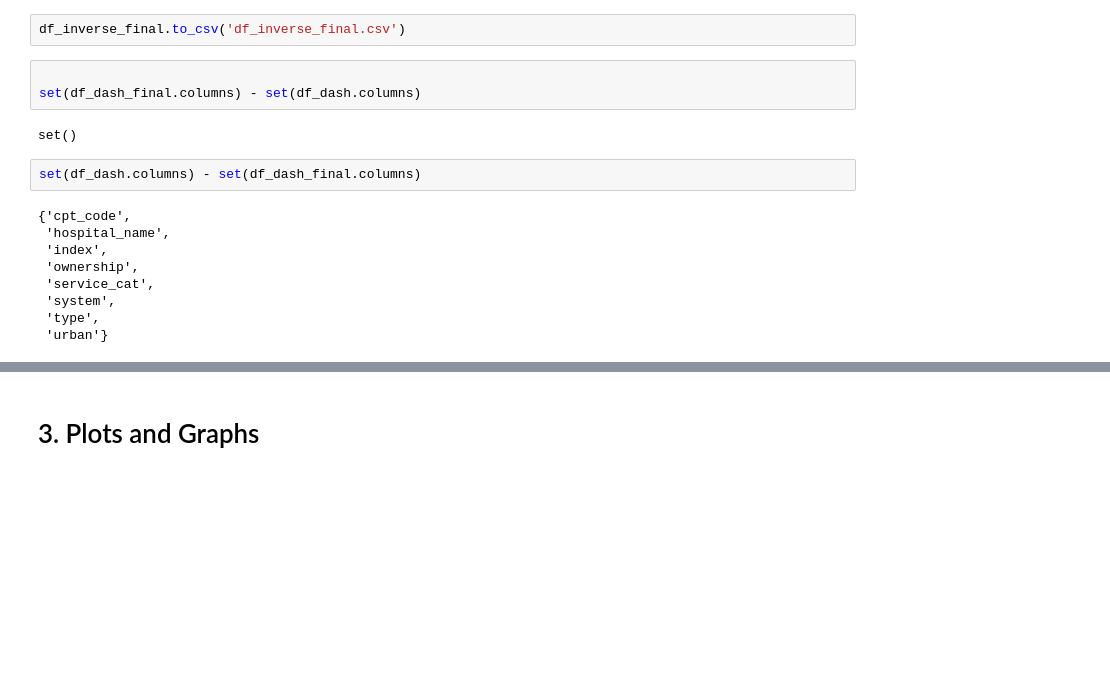
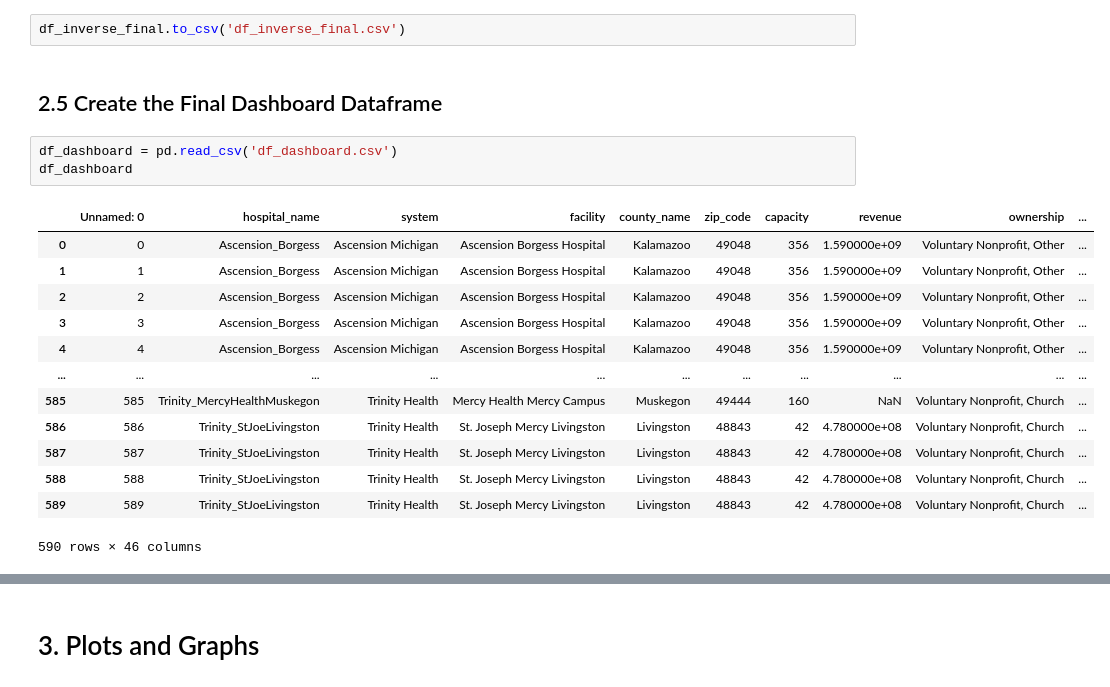
Before and after one commit to junting-huang/ds4a_project, a Jupyter notebook: regression_model.ipynb, the cells around one changed output, grey strips where cells are left out. Drawn from its saved outputs; the diff is of its cells as text; blank space fills up the shorter version.

```diff
--- a/regression_model.ipynb
+++ b/regression_model.ipynb
@@ -800,18 +903,21 @@ df_inverse_final.columns = df_dash_final.columns
 # %%
 df_inverse_final.to_csv('df_inverse_final.csv')
-# %%
-
-set(df_dash_final.columns) - set(df_dash.columns)
-# %% [output]
-set()
-# %%
-set(df_dash.columns) - set(df_dash_final.columns)
-# %% [output]
-{'cpt_code',
- 'hospital_name',
- 'index',
- 'ownership',
- 'service_cat',
- 'system',
- 'type',
- 'urban'}
+# %% [markdown]
+## 2.5 Create the Final Dashboard Dataframe
+# %%
+df_dashboard = pd.read_csv('df_dashboard.csv')
+df_dashboard
+# %% [output]
+|  | Unnamed: 0 | hospital_name | system | facility | county_name | zip_code | capacity | revenue | ownership | ... |
+| 0 | 0 | Ascension_Borgess | Ascension Michigan | Ascension Borgess Hospital | Kalamazoo | 49048 | 356 | 1.590000e+09 | Voluntary Nonprofit, Other | ... |
+| 1 | 1 | Ascension_Borgess | Ascension Michigan | Ascension Borgess Hospital | Kalamazoo | 49048 | 356 | 1.590000e+09 | Voluntary Nonprofit, Other | ... |
+| 2 | 2 | Ascension_Borgess | Ascension Michigan | Ascension Borgess Hospital | Kalamazoo | 49048 | 356 | 1.590000e+09 | Voluntary Nonprofit, Other | ... |
+| 3 | 3 | Ascension_Borgess | Ascension Michigan | Ascension Borgess Hospital | Kalamazoo | 49048 | 356 | 1.590000e+09 | Voluntary Nonprofit, Other | ... |
+| 4 | 4 | Ascension_Borgess | Ascension Michigan | Ascension Borgess Hospital | Kalamazoo | 49048 | 356 | 1.590000e+09 | Voluntary Nonprofit, Other | ... |
+| ... | ... | ... | ... | ... | ... | ... | ... | ... | ... | ... |
+| 585 | 585 | Trinity_MercyHealthMuskegon | Trinity Health | Mercy Health Mercy Campus | Muskegon | 49444 | 160 | NaN | Voluntary Nonprofit, Church | ... |
+| 586 | 586 | Trinity_StJoeLivingston | Trinity Health | St. Joseph Mercy Livingston | Livingston | 48843 | 42 | 4.780000e+08 | Voluntary Nonprofit, Church | ... |
+| 587 | 587 | Trinity_StJoeLivingston | Trinity Health | St. Joseph Mercy Livingston | Livingston | 48843 | 42 | 4.780000e+08 | Voluntary Nonprofit, Church | ... |
+| 588 | 588 | Trinity_StJoeLivingston | Trinity Health | St. Joseph Mercy Livingston | Livingston | 48843 | 42 | 4.780000e+08 | Voluntary Nonprofit, Church | ... |
+| 589 | 589 | Trinity_StJoeLivingston | Trinity Health | St. Joseph Mercy Livingston | Livingston | 48843 | 42 | 4.780000e+08 | Voluntary Nonprofit, Church | ... |
+590 rows × 46 columns
```
Also changed, not shown: parts of 34 cells of this notebook.
